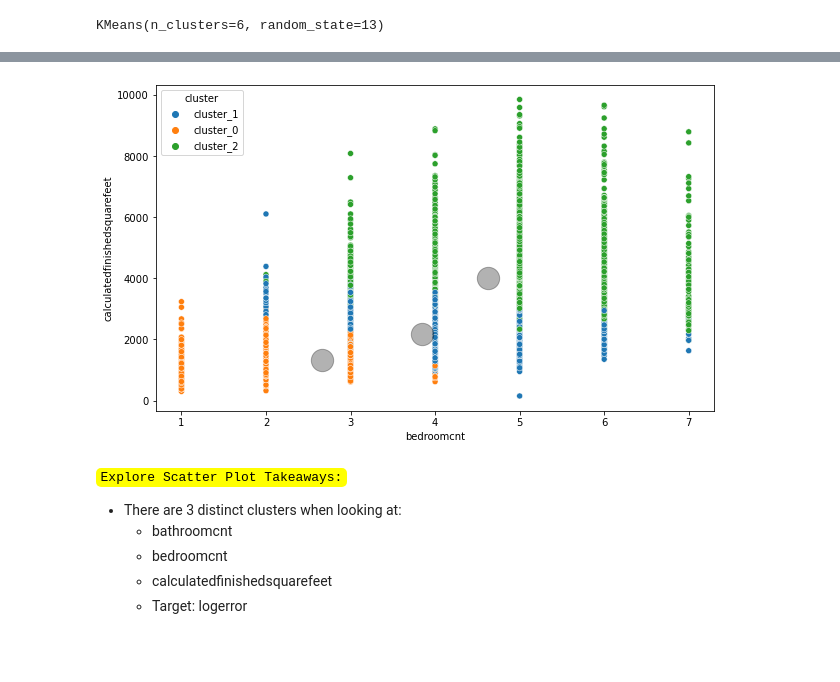
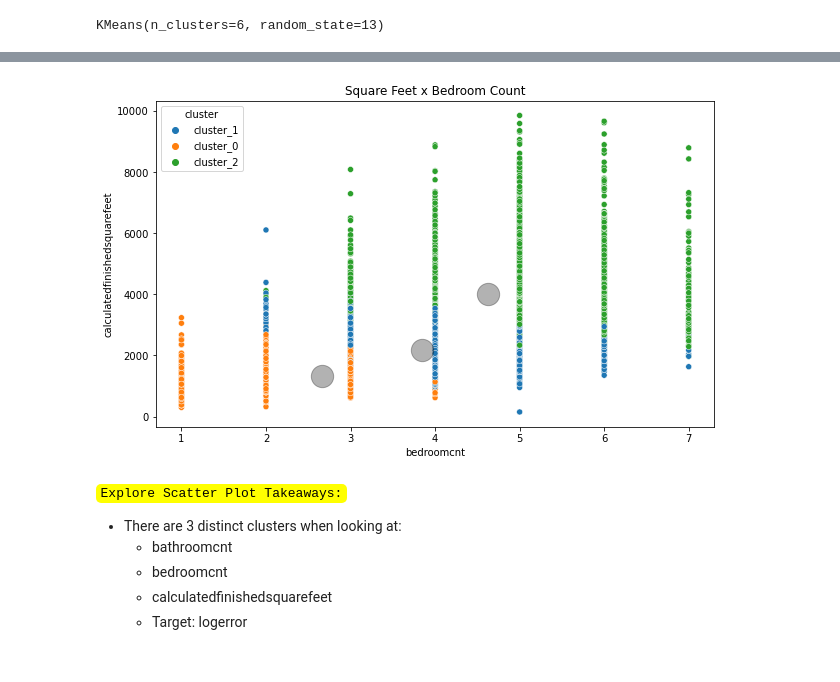
Before and after one commit to katherinesalazar/clustering-project, a Jupyter notebook: final_notebook.ipynb, the cells around one changed output, grey strips where cells are left out. Drawn from its saved outputs; the diff is of its cells as text; code cells hidden in the pictures.

```diff
--- a/final_notebook.ipynb
+++ b/final_notebook.ipynb
@@ -343,7 +355,9 @@ prepare.create_scatter_plot('bathroomcnt', 'bedroomcnt',df,kmeans, X_scaled, sca
 # %%
 prepare.create_scatter_plot('bedroomcnt', 'calculatedfinishedsquarefeet',df,kmeans, X_scaled, scaler)
+plt.title("Square Feet x Bedroom Count")
+plt.show()
 # %% [output]
-[figure, old version]
+[figure, new version]
 # %% [markdown]
 <code style="background:yellow;color:black">Explore Scatter Plot Takeaways:</code>
 
```
Also changed, not shown: parts of 45 cells of this notebook.
